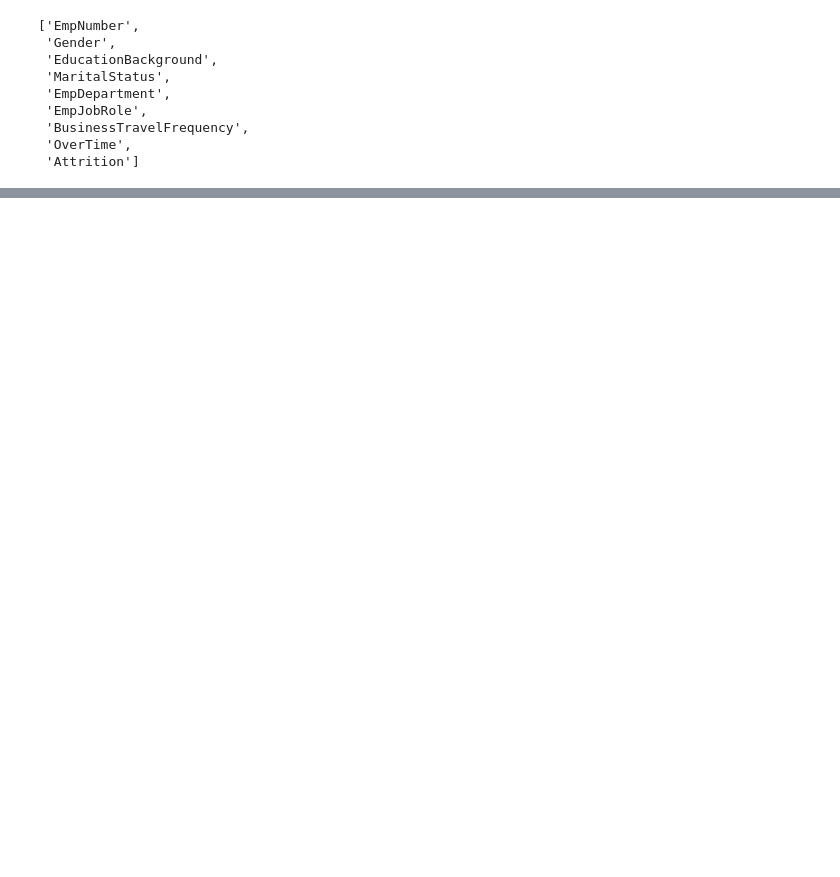
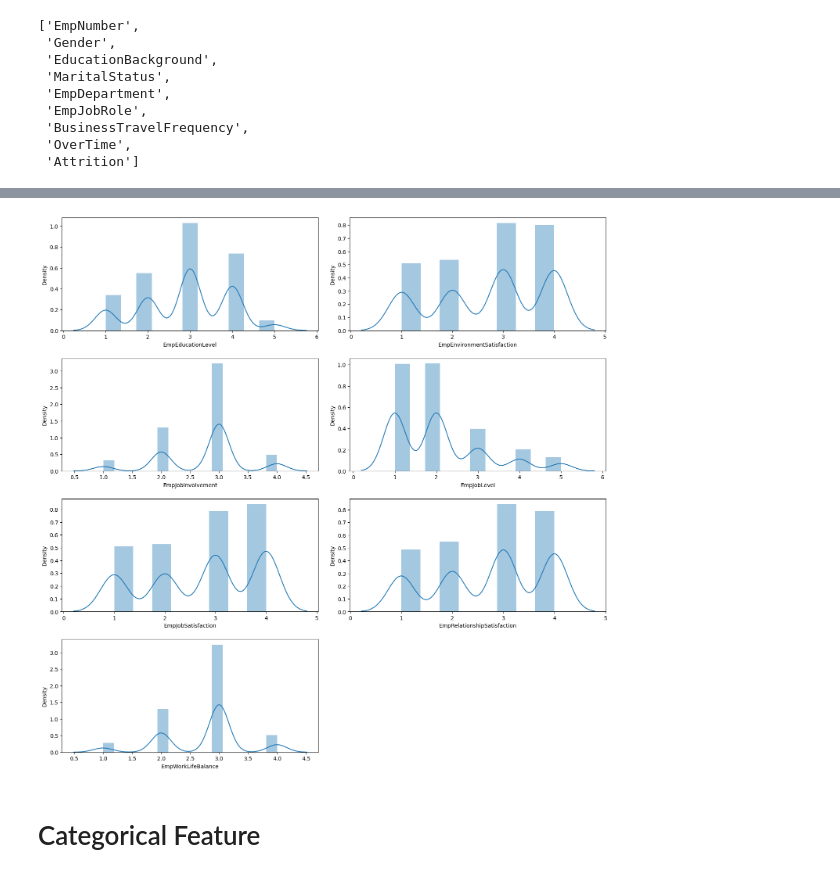
Before and after one commit to SudarshanIngole/IABAC_Project, a Jupyter notebook: IABAC_CDS_Project_Sudarshan.ipynb, the cells around one changed output, grey strips where cells are left out. Drawn from its saved outputs; the diff is of its cells as text; code cells hidden in the pictures; blank space fills up the shorter version.

```diff
--- a/IABAC_CDS_Project_Sudarshan.ipynb
+++ b/IABAC_CDS_Project_Sudarshan.ipynb
@@ -160,0 +153,5 @@ list(data.select_dtypes(include='object'))
+# %%
+ordinal_data = data[['EmpEducationLevel','EmpEnvironmentSatisfaction','EmpJobInvolvement','EmpJobLevel','EmpJobSatisfaction',
+'EmpRelationshipSatisfaction','EmpWorkLifeBalance']]
+
+ordinal_data
@@ -160,0 +194,11 @@ list(data.select_dtypes(include='object'))
+# %%
+plt.figure(figsize=(15,25))
+
+for index,cols in enumerate(ordinal_data):
+    plt.subplot(7,2,index+1)
+    sns.distplot(ordinal_data.loc[:,cols])
+plt.tight_layout(pad=2)
+# %% [output]
+[figure, added]
+# %% [markdown]
+# Categorical Feature
```
Also changed, not shown: parts of 8 cells of this notebook.
